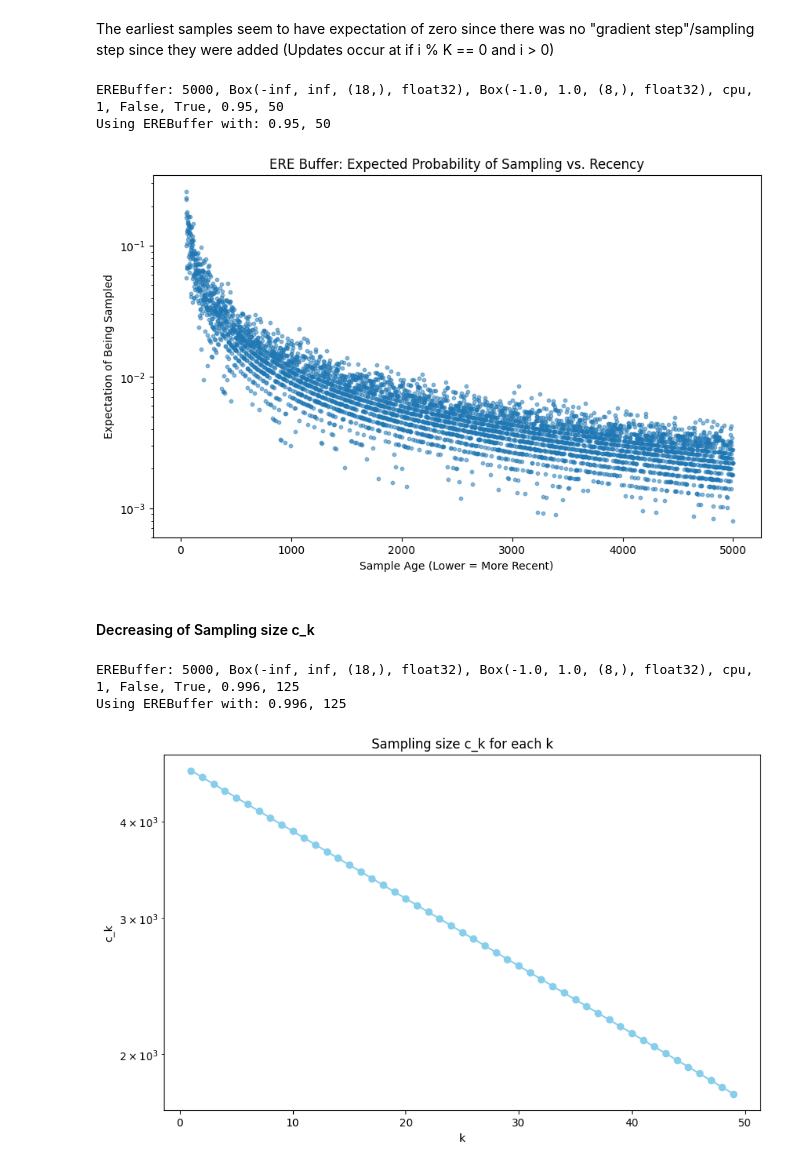
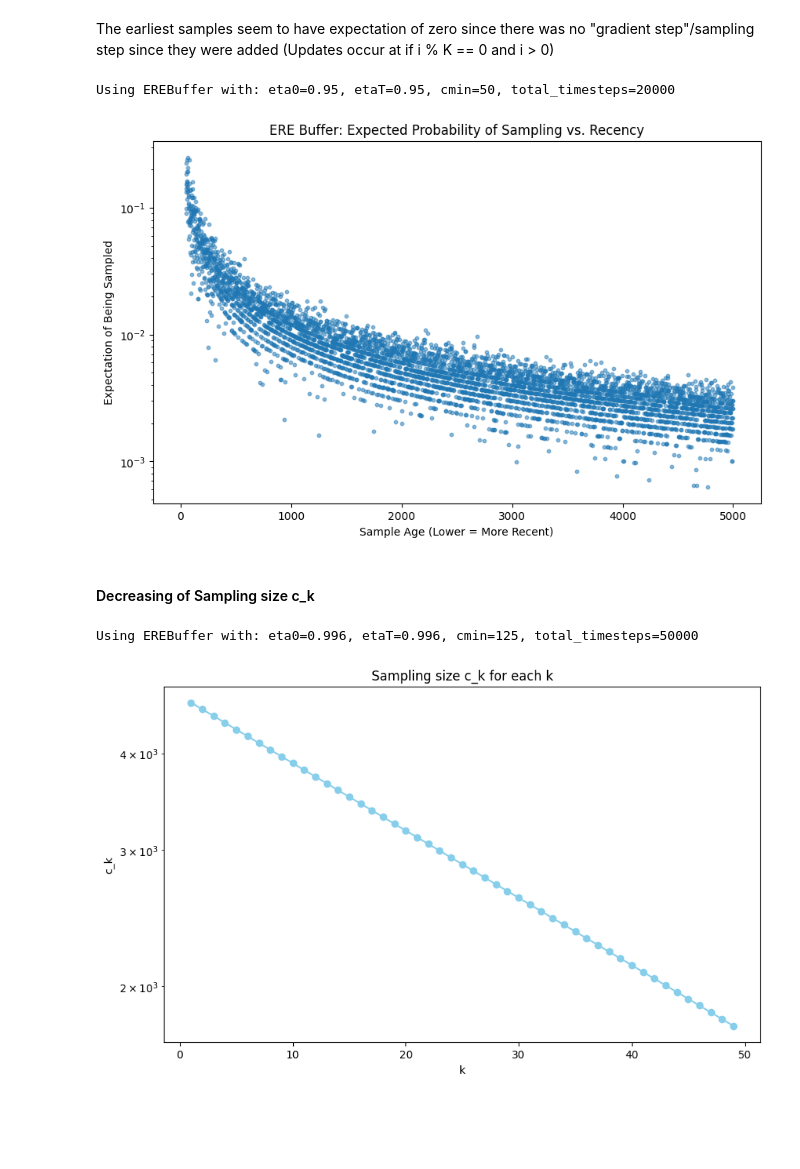
Before and after one commit to FlorianSp2000/hockey-rl-challenge, a Jupyter notebook: notebooks/ERE_Buffer.ipynb, the cells around one changed output. Saved outputs shown, nothing was run; the diff lists cells and outputs as text; code cells hidden in the pictures; blank space fills up the shorter version.

Commit message:
add eta annealing

```diff
--- a/notebooks/ERE_Buffer.ipynb
+++ b/notebooks/ERE_Buffer.ipynb
@@ -71,7 +73,7 @@ for i in range(buffer_size*10):  # More than buffer_size to ensure wrap-around
     # Sample every 10 steps to track behavior
     if i % 50 == 0 and i>0:  # and i >= ere_buffer.buffer_size
         for k in range(0,K+1):
-            sampled_indices = ere_buffer._sample_recent(batch_size, ere_buffer.size(), k=k, K=K)
+            sampled_indices = ere_buffer._sample_recent(batch_size, ere_buffer.size(), k=k, K=K, current_timestep=i)
             # Track sampled indices
             for idx in sampled_indices:
                 sample_counts[idx] += 1
@@ -94,18 +96,9 @@ No Buffer Index should be prefered!
 # %%
 buffer_size = 5000 # 1_000_000 in original paper
 cmin = 50 # 5000 in original
-eta = 0.9 # 0.996 in original
+eta0 = 0.9 # 0.996 in original
+etaT = eta0
 device = "cpu"
-
-# Initialize EREBuffer
-ere_buffer = EREBuffer(
-    buffer_size=buffer_size,
-    observation_space=env.observation_space,
-    action_space=env.action_space,
-    device=device,
-    eta=eta,
-    cmin=cmin
-)
 
 batch_size = 12 # 256 in original
 K = 50 # 1000 in original
@@ -123,9 +113,11 @@ for ax, eta in zip(axes, eta_values):
     observation_space=env.observation_space,
     action_space=env.action_space,
     device=device,
-    eta=eta,
-    cmin=cmin
-    )
+    eta0=eta,
+    etaT=eta, # NO ANNEALING USED HERE TO SEE EFFECT OF eta
+    cmin=cmin,
+    total_timesteps=buffer_size*4
+)
 
     sample_counts = {}
     timestep_mapping = {}
@@ -163,7 +155,7 @@ for ax, eta in zip(axes, eta_values):
         if i % K == 0 and i > 0:
             for k in range(K):
                 upper_bound = ere_buffer.size()
-                sampled_indices = ere_buffer._sample_recent(batch_size, upper_bound, k=k, K=K)
+                sampled_indices = ere_buffer._sample_recent(batch_size, upper_bound, k=k, K=K, current_timestep=i)
 
                 for buf_idx in sampled_indices:
                     timestep = timestep_mapping[buf_idx]
@@ -208,7 +196,8 @@ The earliest samples seem to have expectation of zero since there was no "gradie
 # %%
 buffer_size = 5000 # 1_000_000
 cmin = 50 # 5000
-eta = 0.95
+eta0 = 0.95
+etaT = 0.95
 device = "cpu"
 
 # Initialize EREBuffer
@@ -217,15 +206,16 @@ ere_buffer = EREBuffer(
     observation_space=env.observation_space,
     action_space=env.action_space,
     device=device,
-    eta=eta,
+    eta0=eta0,
+    etaT=etaT,
+    total_timesteps=buffer_size*4,
     cmin=cmin
 )
 
 batch_size = 12 # 256
 K = 50 # 1000
 # %% [output]
-EREBuffer: 5000, Box(-inf, inf, (18,), float32), Box(-1.0, 1.0, (8,), float32), cpu, 1, False, True, 0.95, 50
-Using EREBuffer with: 0.95, 50
+Using EREBuffer with: eta0=0.95, etaT=0.95, cmin=50, total_timesteps=20000
 # %%
 # Track how often each unique sample is sampled
 sample_counts = {}
@@ -267,41 +257,42 @@ for i in range(buffer_size*4):  # Ensure enough steps to see full buffer behavio
 
     # Sample every 10 steps
     if i % K == 0 and i > 0:
         for k in range(K):
             upper_bound = ere_buffer.size()
-            sampled_indices = ere_buffer._sample_recent(batch_size, upper_bound, k=k, K=K)
+            sampled_indices = ere_buffer._sample_recent(batch_size, upper_bound, k=k, K=K, current_timestep=i)
 
             for buf_idx in sampled_indices:
                 timestep = timestep_mapping[buf_idx]  # Get unique sample's timestep
                 sample_counts[timestep] += 1
 # Compute expected probability of being drawn
 expectation_counts = {}
 
 for timestep in sample_counts:
     sample_age = i - timestep  # How long the sample has existed
     if sample_age > 0:  # Avoid division by zero
         expectation_counts[sample_age] = sample_counts[timestep] / sample_age
 
 # Sort for plotting
 recencies = sorted(expectation_counts.keys())
 expectations = [expectation_counts[r] for r in recencies]
 
 plt.figure(figsize=(10, 6))
 # plt.plot(recencies, expectations, marker='o', linestyle='-', color='red')
 plt.scatter(recencies, expectations, alpha=0.5, s=10)
 plt.xlabel("Sample Age (Lower = More Recent)")
 plt.yscale('log')
 plt.ylabel("Expectation of Being Sampled")
 plt.title("ERE Buffer: Expected Probability of Sampling vs. Recency")
 plt.show()
 # %% [output]
-[figure, old version]
+[figure, new version]
 # %% [markdown]
 #### Decreasing of Sampling size c_k
 # %%
 buffer_size = 5000  # Increased buffer size to see clearer distribution
 cmin = 125  # Minimum number of recent samples (adjusted to buffer size)
-eta = 0.996  # Still aggressive decay to emphasize recent samples
+eta0 = 0.996
+etaT = eta0
 batch_size = 28
 K = 50
 
@@ -312,17 +303,19 @@ ere_buffer = EREBuffer(
     observation_space=env.observation_space,
     action_space=env.action_space,
     device=device,
-    eta=eta,
-    cmin=cmin
+    eta0=eta0,
+    etaT=etaT,
+    cmin=cmin,
+    total_timesteps=buffer_size*10
 )
 
-k_counts = {k: 0 for k in range(1, K)}
+k_counts = {k: 0 for k in range(1, K)} # map k to sample_sizes (c_k)
 no_updates = 0
 
 obs, info = env.reset()
 obs_agent2 = env.obs_agent_two()
 
-for i in range(50000):  # More than buffer_size to ensure wrap-around
+for i in range(buffer_size*10):  # More than buffer_size to ensure wrap-around
     a1 = np.random.uniform(-1, 1, 4)
     a2 = np.random.uniform(-1, 1, 4)
 
@@ -342,11 +335,10 @@ for i in range(50000):  # More than buffer_size to ensure wrap-around
     if i % K == 0: #and i >= ere_buffer.buffer_size:
         no_updates += 1
         for k in range(1,K):
-            ck = max(int(ere_buffer.size() * (eta ** (k * 250 / K ))), cmin)
+            ck = max(int(ere_buffer.size() * (eta0 ** (k * 250 / K ))), cmin)
             k_counts[k] += ck
 # %% [output]
-EREBuffer: 5000, Box(-inf, inf, (18,), float32), Box(-1.0, 1.0, (8,), float32), cpu, 1, False, True, 0.996, 125
-Using EREBuffer with: 0.996, 125
+Using EREBuffer with: eta0=0.996, etaT=0.996, cmin=125, total_timesteps=50000
 # %%
 indices = list(k_counts.keys())
 counts = [k_counts[k] / no_updates for k in k_counts]
```
Also changed, not shown: parts of 10 cells of this notebook, 4 other files.
